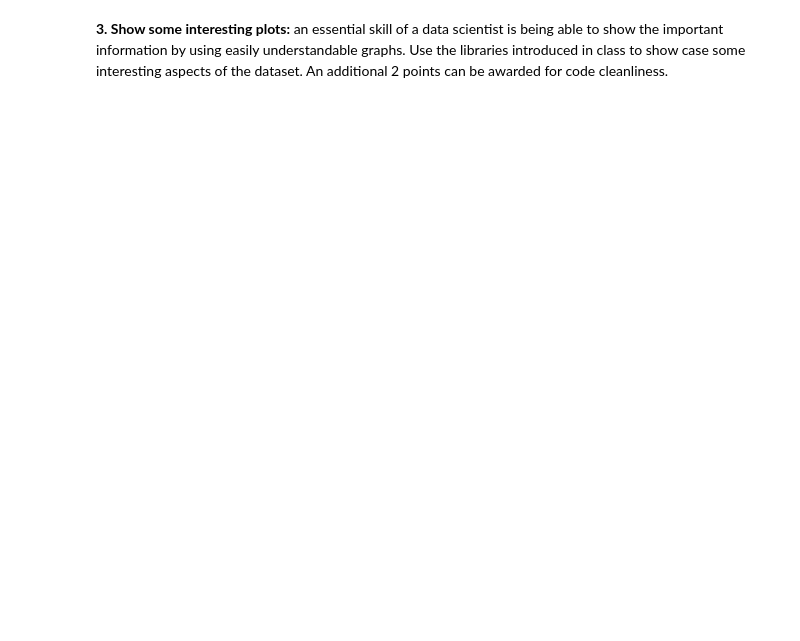
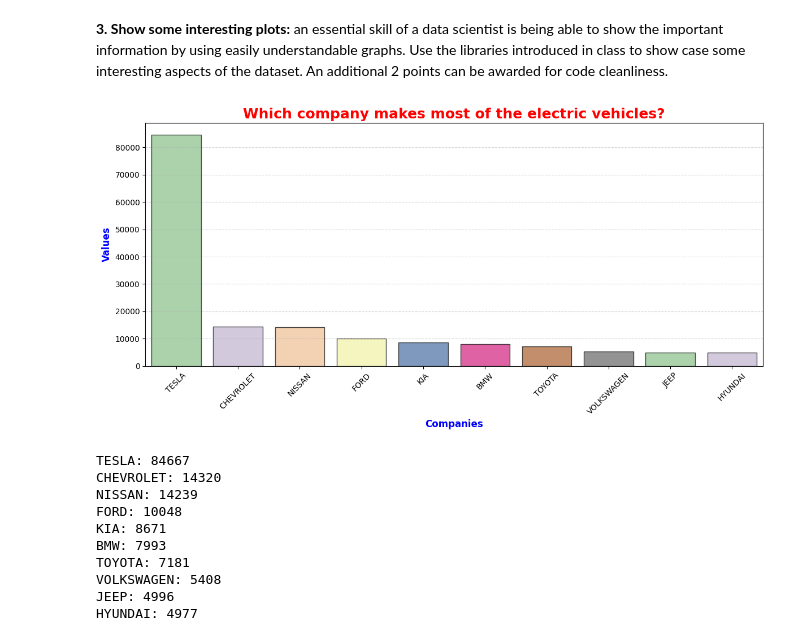
Before and after one commit to letizialanza01/Electric_Vehicles_Project, a Jupyter notebook: Electric_Vehicles_Project.ipynb, the cells around one changed output. Cells and saved outputs as stored; diff of their text form; code cells hidden in the pictures; blank space fills up the shorter version.

Commit message:
adding some plots

```diff
--- a/Electric_Vehicles_Project.ipynb
+++ b/Electric_Vehicles_Project.ipynb
@@ -185,3 +188,42 @@ import matplotlib.pyplot as plt
 import numpy as np
 import pandas as pd
 import seaborn as sns
+# %%
+#group by 'Make', count occurrences, sort by 'City' in descending order
+grouped_data = electric_vehicles.groupby('Make').count().sort_values(by = 'City', ascending = False)
+companies = grouped_data.index
+values = grouped_data['City'].values
+
+#select just the top 10 companies
+top_companies = companies[:10]
+top_values = values[:10]
+
+#plot the 10 companies
+plt.figure(figsize = (12, 6))
+sns.barplot(x = top_companies, y = top_values, edgecolor = 'black', linewidth = 1, alpha = 0.7, palette = 'Accent', hue=list(companies)[:10], dodge = False, legend = False)
+plt.xlabel('Companies', fontsize = 12, fontweight = 'bold', color = 'blue')
+plt.ylabel('Values', fontsize = 12, fontweight = 'bold', color = 'blue')
+plt.title('Which company makes most of the electric vehicles?', fontsize = 18, fontweight = 'bold', color = 'red')
+plt.xticks(rotation = 45, fontsize = 10)
+plt.yticks(fontsize = 10)
+plt.xlabel('Companies')
+plt.grid(axis = 'y', linestyle = '--', alpha = 0.5)
+
+plt.tight_layout()
+plt.show()
+
+#print top 10 companies and their values
+for i in range(10):
+    print(f"{companies[i]}: {values[i]}")
+# %% [output]
+[figure, added]
+TESLA: 84667
+CHEVROLET: 14320
+NISSAN: 14239
+FORD: 10048
+KIA: 8671
+BMW: 7993
+TOYOTA: 7181
+VOLKSWAGEN: 5408
+JEEP: 4996
+HYUNDAI: 4977
```
Also changed, not shown: parts of 12 cells of this notebook.
